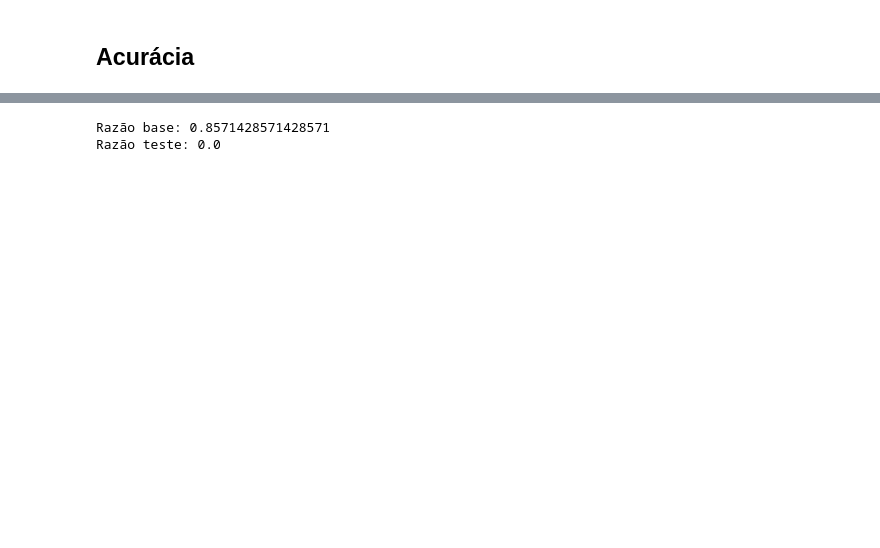
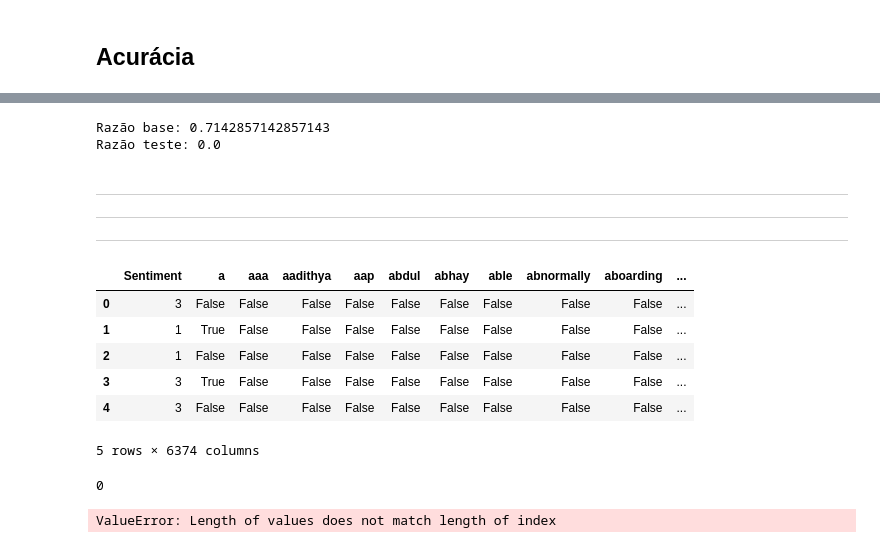
Before and after one commit to IFCE-Ciencia-da-Computacao-2011-2/UDM.316-Reconhecimento-de-Padroes, a Jupyter notebook: Exercício 03 - 06.07/Análise dos dados inicial.ipynb, the cells around one changed output, grey strips where cells are left out. Saved outputs shown, nothing was run; the diff lists cells and outputs as text; code cells hidden in the pictures; blank space fills up the shorter version.

Commit message:
Trabalho de análise de sentimento

```diff
--- a/Exercício 03 - 06.07/Análise dos dados inicial.ipynb
+++ b/Exercício 03 - 06.07/Análise dos dados inicial.ipynb
@@ -252,19 +264,48 @@ def testar(dados):
         #    print(given, naive_bayes(P, assignments, given).sum())
 
         nota_esperada = row.values[0]
-        try:
-            resultado = naive_bayes(P, assignments, Nota).argmax(Nota)
-            obtido = int(list(resultado[0].assignment.elements)[0])
-        except:
+        resultado = naive_bayes_experimental(P, assignments, Nota)
+
+        if len(resultado.series) == 0:
             obtido = 0
+        else:
+            argmax = resultado.argmax(Nota)
+            obtido = int(list(argmax[0].assignment.elements)[0])
 
         if nota_esperada == obtido:
             total_corretos += 1
 
     return total_corretos
 
+Ruim = P.variables.Ruim
+Chato = P.variables.Chato
+
 print('Razão base:', testar(dados_treino) / len(treino))
 print('Razão teste:', testar(dados_teste) / len(teste))
 # %% [output]
-Razão base: 0.8571428571428571
+Razão base: 0.7142857142857143
 Razão teste: 0.0
+# %% [markdown]
+------------------------------------------
+------------------------------------------
+------------------------------------------
+# %%
+filename = 'AllWordsOcorrences.csv'
+
+with open(filename) as file:
+    columns = file.readline().replace('"', '').replace('\n', '').split(',')
+
+dtype = {column: np.bool for column in columns[1:]}
+
+del dados
+dados = pd.read_csv('AllWordsOcorrences.csv', sep=',', dtype=dtype)
+
+dados.head()
+# %% [output]
+|  | Sentiment | a | aaa | aadithya | aap | abdul | abhay | able | abnormally | aboarding | ... |
+| 0 | 3 | False | False | False | False | False | False | False | False | False | ... |
+| 1 | 1 | True | False | False | False | False | False | False | False | False | ... |
+| 2 | 1 | False | False | False | False | False | False | False | False | False | ... |
+| 3 | 3 | True | False | False | False | False | False | False | False | False | ... |
+| 4 | 3 | False | False | False | False | False | False | False | False | False | ... |
+5 rows × 6374 columns
@@ -270,0 +329,35 @@ Razão teste: 0.0
+# %%
+def testar(dados):
+    i = 0
+    total_corretos = 0
+
+    for index, row in dados.iterrows():
+        print(i)
+        i += 1
+        assignments = tuple(Variable == value for Variable, value in zip(P.variables[1:], row.values[1:]))
+
+        #for given in [Nota == int(valor) for valor in P.Val(Nota)]:
+        #    print(given, naive_bayes(P, assignments, given).sum())
+
+        nota_esperada = row.values[0]
+        resultado = P(Sentiment.given(*assignments))
+        #resultado = naive_bayes_experimental(P, assignments, Sentiment)
+
+        if len(resultado.series) == 0:
+            obtido = 0
+        else:
+            argmax = resultado.argmax(Nota)
+            obtido = int(list(argmax[0].assignment.elements)[0])
+
+        if nota_esperada == obtido:
+            total_corretos += 1
+
+    return total_corretos
+
+Sentiment = P.variables.Sentiment
+
+print('Razão base:', testar(dados_treino) / len(treino))
+print('Razão teste:', testar(dados_teste) / len(teste))
+# %% [output]
+0
+ValueError: Length of values does not match length of index
```
Also changed, not shown: parts of 10 cells of this notebook, 2 other files.
